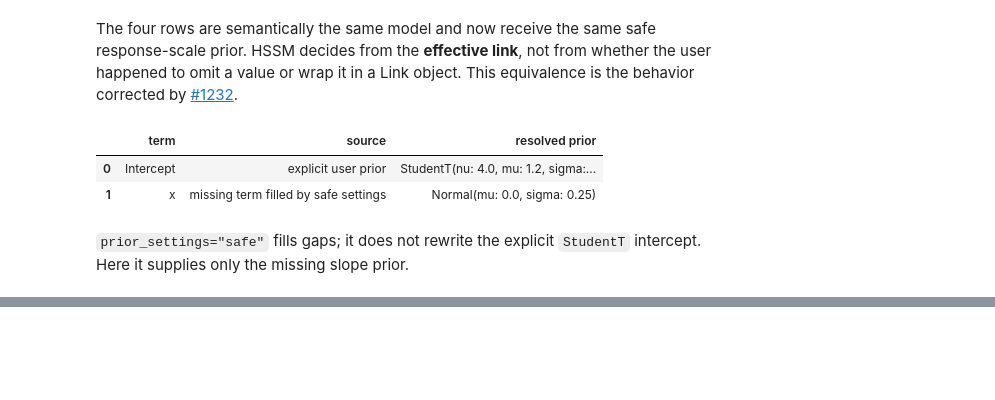
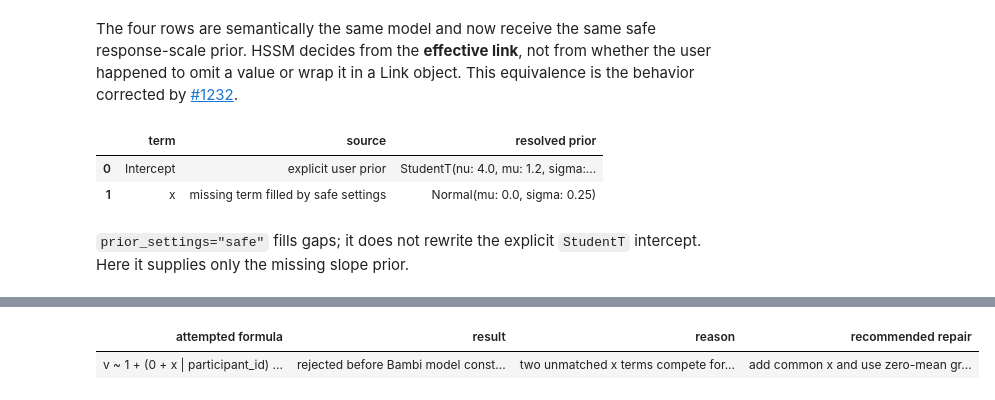
Before and after one commit to lnccbrown/HSSM, a Jupyter notebook: docs/tutorials/link_functions.ipynb, the cells around one changed output, grey strips where cells are left out. Cells and saved outputs as stored; diff of their text form; code cells hidden in the pictures; blank space fills up the shorter version.

```diff
--- a/docs/tutorials/link_functions.ipynb
+++ b/docs/tutorials/link_functions.ipynb
@@ -627,0 +727,21 @@ Continue with:
+# %%
+ambiguous_owner_table = pd.DataFrame(
+    [
+        {
+            "attempted formula": (
+                "v ~ 1 + (0 + x | participant_id) + (0 + x | item_id)"
+            ),
+            "result": "rejected before Bambi model construction",
+            "reason": "two unmatched x terms compete for one population location",
+            "recommended repair": (
+                "add common x and use zero-mean group deviations, or explicitly "
+                "choose exactly one location owner"
+            ),
+        }
+    ]
+)
+assert "Add the exact common formula term" in ambiguous_owner_error
+mo.Html(ambiguous_owner_table.to_html(index=False, border=0))
+# %% [output]
+| attempted formula | result | reason | recommended repair |
+| v ~ 1 + (0 + x | participant_id) ... | rejected before Bambi model const... | two unmatched x terms compete for... | add common x and use zero-mean gr... |
```
Also changed, not shown: parts of 25 cells of this notebook, 9 other files.
